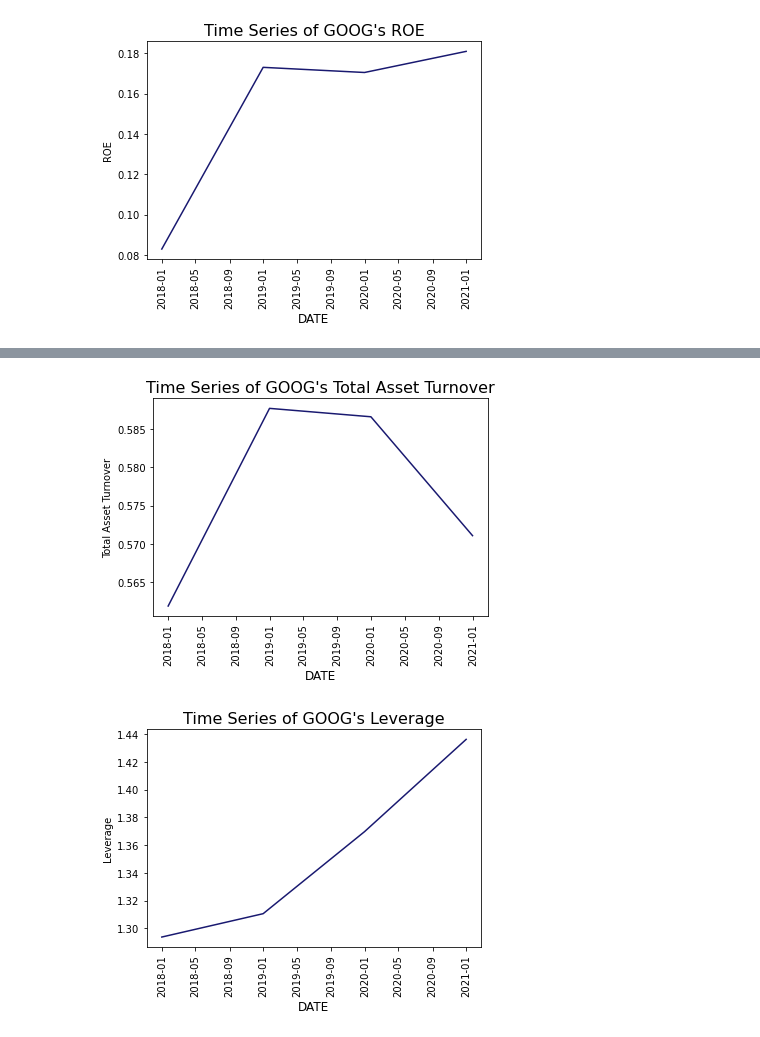
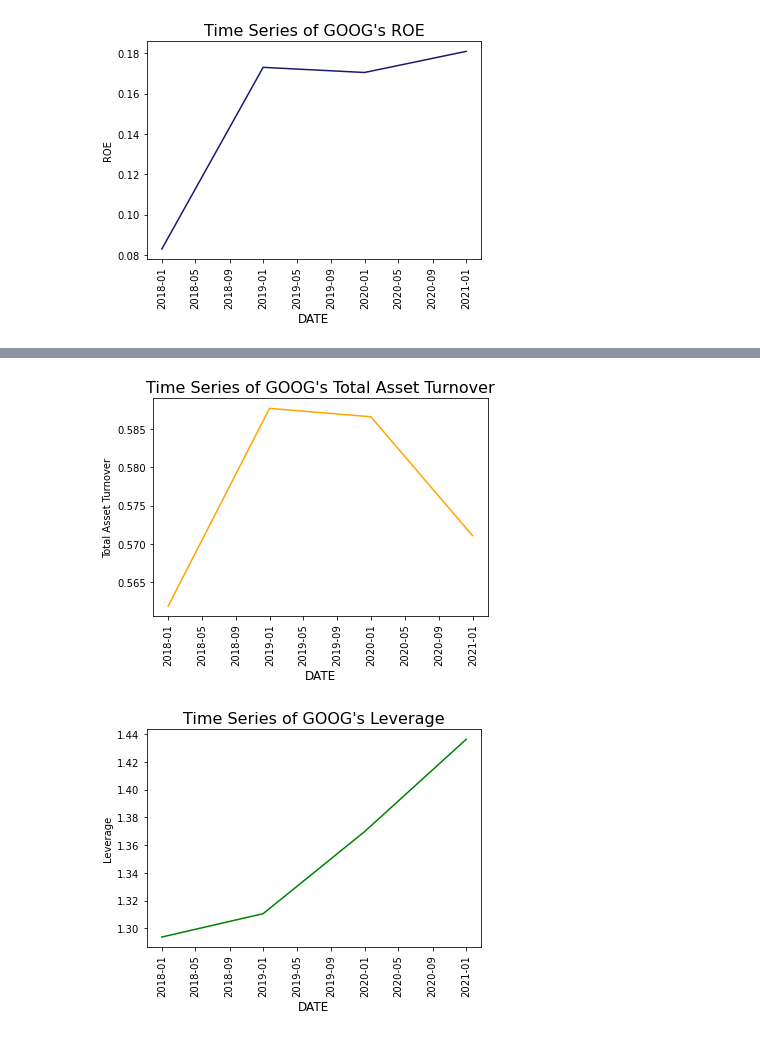
Before and after one commit to brhie/Dupont_ROE, a Jupyter notebook: roe.ipynb, the cells around one changed output, grey strips where cells are left out. Drawn from its saved outputs; the diff is of its cells as text; code cells hidden in the pictures.

```diff
--- a/roe.ipynb
+++ b/roe.ipynb
@@ -126,15 +126,15 @@ plt.show()
 # %%
-plt.plot(Dupont['date'], Dupont['Total Asset Turnover'], label='Total Asset Turnover', color= "midnightblue")
+plt.plot(Dupont['date'], Dupont['Total Asset Turnover'], label='Total Asset Turnover', color= "orange")
 plt.xticks(rotation=90)
 
 plt.xlabel("DATE", fontsize = "12")
 plt.ylabel("Total Asset Turnover")
 plt.title(f"Time Series of {company}'s Total Asset Turnover", fontsize = "16")
 plt.show()
 # %% [output]
-[figure, old version]
+[figure, new version]
 # %%
-plt.plot(Dupont['date'], Dupont['Leverage'], label='Leverage', color= "midnightblue")
+plt.plot(Dupont['date'], Dupont['Leverage'], label='Leverage', color= "green")
 plt.xticks(rotation=90)
 
 plt.xlabel("DATE", fontsize = "12")
@@ -142,4 +142,4 @@ plt.ylabel("Leverage")
 plt.title(f"Time Series of {company}'s Leverage", fontsize = "16")
 plt.show()
 # %% [output]
-[figure, old version]
+[figure, new version]
```
Also changed, not shown: parts of 3 cells of this notebook.
